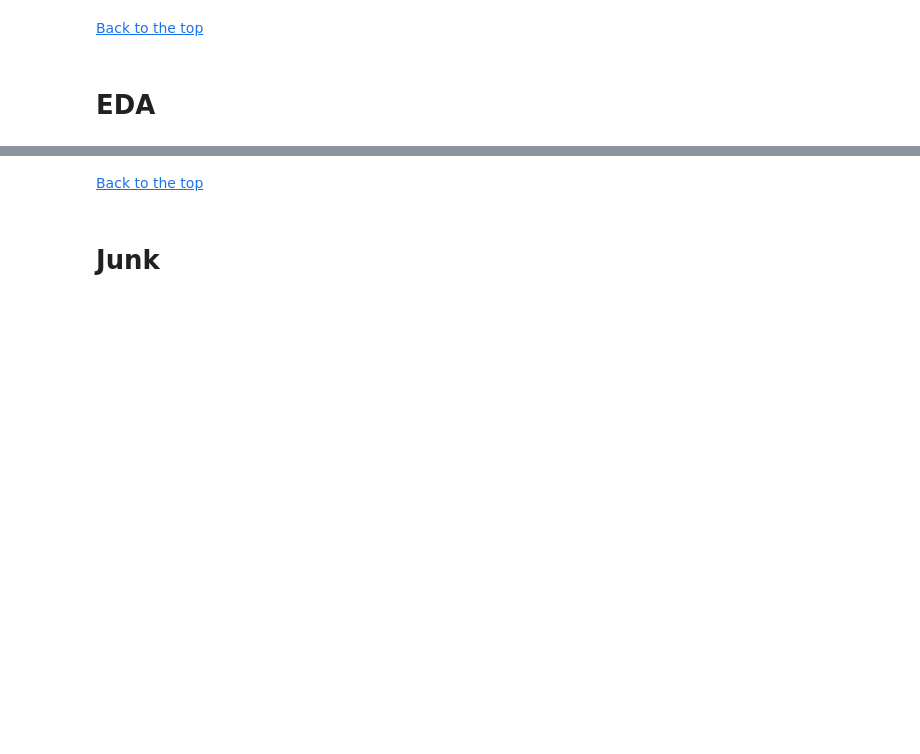
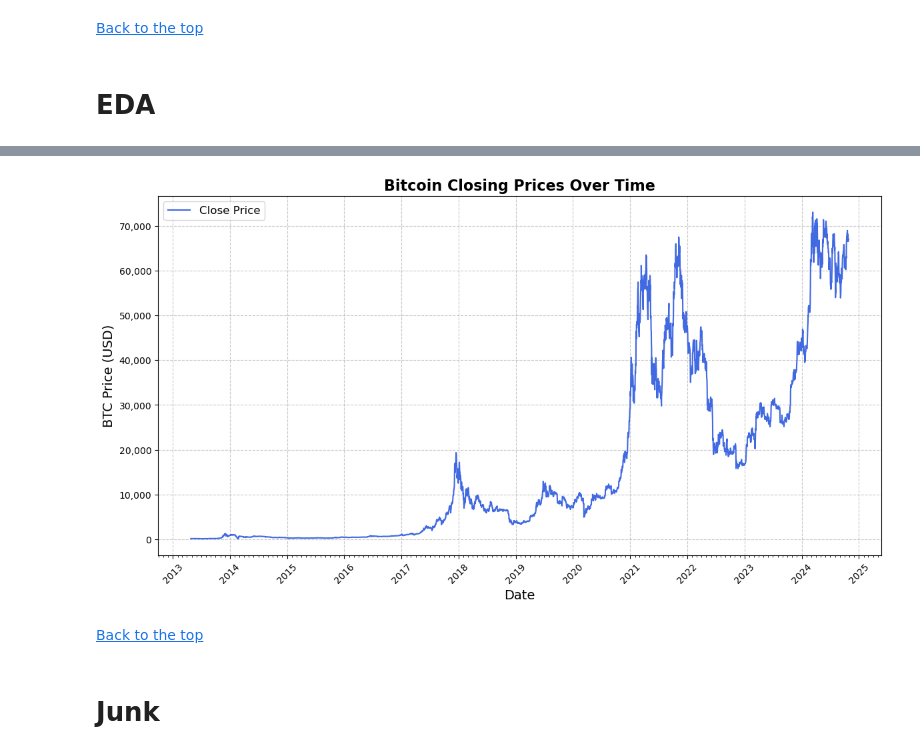
Before and after one commit to ashrithssreddy/Bitcoin_Utils, a Jupyter notebook: notebooks/price_analysis.ipynb, the cells around one changed output, grey strips where cells are left out. Drawn from its saved outputs; the diff is of its cells as text; code cells hidden in the pictures; blank space fills up the shorter version.

Commit message:
Line chart with aesthetics

```diff
--- a/notebooks/price_analysis.ipynb
+++ b/notebooks/price_analysis.ipynb
@@ -225,3 +229,41 @@ plt.show()
+# %%
+import matplotlib.pyplot as plt
+import matplotlib.dates as mdates
+import pandas as pd
+
+# Ensure the 'Date' column is in datetime format
+btc_prices['Date'] = pd.to_datetime(btc_prices['Date'])
+
+# Sort by date to ensure the line chart is chronological
+btc_prices = btc_prices.sort_values('Date')
+
+# Plotting the line chart with enhanced aesthetics
+plt.figure(figsize=(14, 7))
+plt.plot(btc_prices['Date'], btc_prices['Close'], label='Close Price', color='royalblue', linewidth=1.5)
+
+# Improving aesthetics
+plt.xlabel('Date', fontsize=14)
+plt.ylabel('BTC Price (USD)', fontsize=14)
+plt.title('Bitcoin Closing Prices Over Time', fontsize=16, fontweight='bold')
+plt.legend(fontsize=12)
+plt.grid(True, linestyle='--', alpha=0.7)
+
+# Formatting the Y-axis with thousands separators
+plt.ticklabel_format(style='plain', axis='y')
+plt.gca().yaxis.set_major_formatter(plt.FuncFormatter(lambda x, loc: f"{int(x):,}"))
+
+# Formatting the x-axis to show major ticks yearly and minor ticks monthly
+plt.gca().xaxis.set_major_locator(mdates.YearLocator())
+plt.gca().xaxis.set_minor_locator(mdates.MonthLocator())
+plt.gca().xaxis.set_major_formatter(mdates.DateFormatter('%Y'))
+
+# Rotate x-axis labels for better readability
+plt.xticks(rotation=45)
+
+# Display the plot
+plt.show()
+# %% [output]
+[figure, added]
 # %% [markdown]
 [Back to the top](#Contents)
 # %% [markdown]
```
Also changed, not shown: parts of 2 cells of this notebook.
